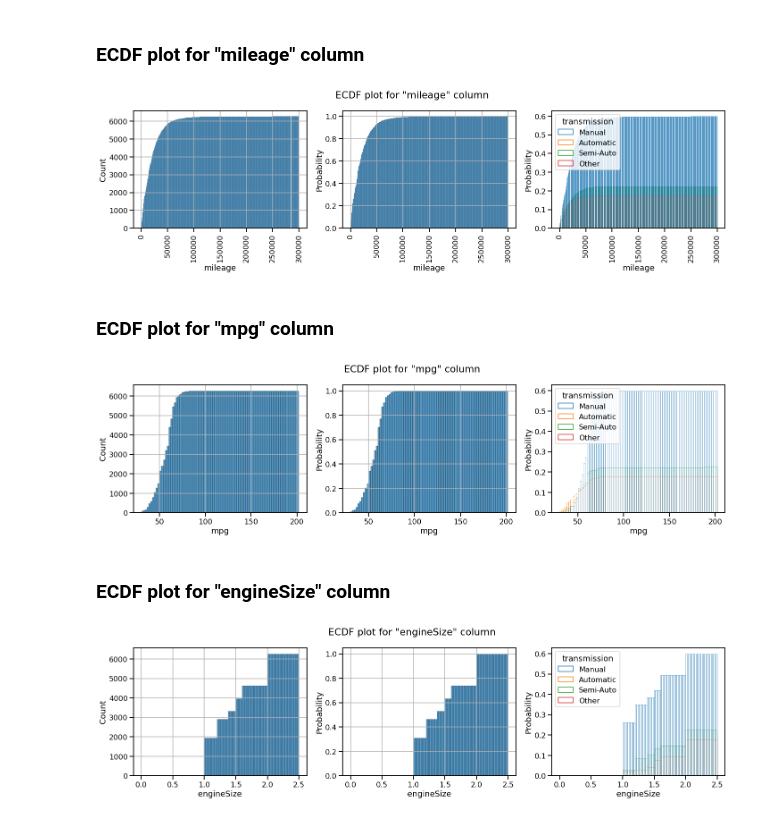
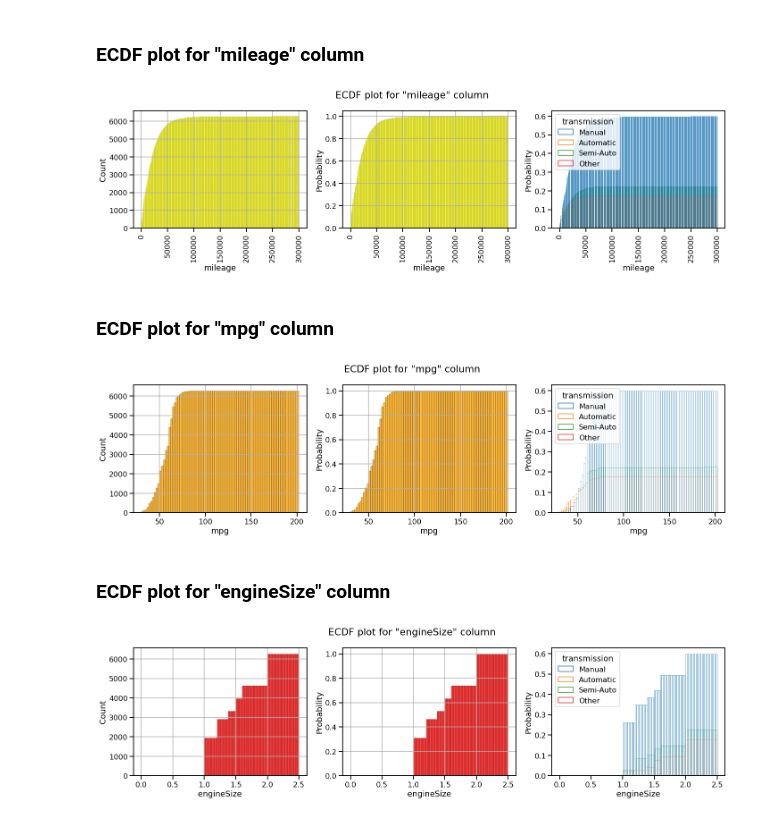
Before and after one commit to fawziah-1806/skoda_used_car-_analysis, a Jupyter notebook: skoda_used_car_EDA.ipynb, the cells around one changed output. Saved outputs shown, nothing was run; the diff lists cells and outputs as text; code cells hidden in the pictures.

```diff
--- a/skoda_used_car_EDA.ipynb
+++ b/skoda_used_car_EDA.ipynb
@@ -411,12 +411,12 @@ plt.show()
 plt.figure(figsize=(20,10))
 
 plt.subplot(2,3,1)
-sns.histplot(data=df, x='mileage', binwidth= 1000, cumulative=True)
+sns.histplot(data=df, x='mileage', binwidth= 1000, cumulative=True, color= "yellow")
 plt.xticks( rotation=90)
 plt.grid()
 
 plt.subplot(2,3,2)
-sns.histplot(data=df, x='mileage', binwidth=1000, cumulative=True, stat='probability')
+sns.histplot(data=df, x='mileage', binwidth=1000, cumulative=True, stat='probability',color= "yellow")
 plt.xticks( rotation=90)
 plt.grid()
 
@@ -430,41 +430,41 @@ plt.suptitle('ECDF plot for "mileage" column')
 plt.tight_layout()
 plt.show()
 # %% [output]
-[figure, old version]
+[figure, new version]
 # %% [markdown]
 ### ECDF plot for "mpg" column
 # %%
 plt.figure(figsize=(20,10))
 
 plt.subplot(2,3,1)
-sns.histplot(data=df, x='mpg', binwidth= 2, cumulative=True)
+sns.histplot(data=df, x='mpg', binwidth= 2, cumulative=True, color= "orange")
 plt.grid()
 
 plt.subplot(2,3,2)
-sns.histplot(data=df, x='mpg', binwidth=2, cumulative=True, stat='probability')
+sns.histplot(data=df, x='mpg', binwidth=2, cumulative=True, stat='probability',color= "orange")
 plt.grid()
 
 # Adding "transmission" column as hue
 plt.subplot(2,3,3)
 sns.histplot(data=df, x='mpg', binwidth=2, cumulative=True, stat='probability', hue='transmission', fill= False)
 
 
 plt.suptitle('ECDF plot for "mpg" column')
 plt.tight_layout()
 plt.show()
 # %% [output]
-[figure, old version]
+[figure, new version]
 # %% [markdown]
 ### ECDF plot for "engineSize" column
 # %%
 plt.figure(figsize=(20,10))
 
 plt.subplot(2,3,1)
-sns.histplot(data=df, x='engineSize', binwidth= 0.02, cumulative=True)
+sns.histplot(data=df, x='engineSize', binwidth= 0.02, cumulative=True, color= "red")
 plt.grid()
 
 plt.subplot(2,3,2)
-sns.histplot(data=df, x='engineSize', binwidth=0.02, cumulative=True, stat='probability')
+sns.histplot(data=df, x='engineSize', binwidth=0.02, cumulative=True, stat='probability',color= "red")
 plt.grid()
 
 # Adding "transmission" column as hue
@@ -476,4 +476,4 @@ plt.suptitle('ECDF plot for "engineSize" column')
 plt.tight_layout()
 plt.show()
 # %% [output]
-[figure, old version]
+[figure, new version]
```
